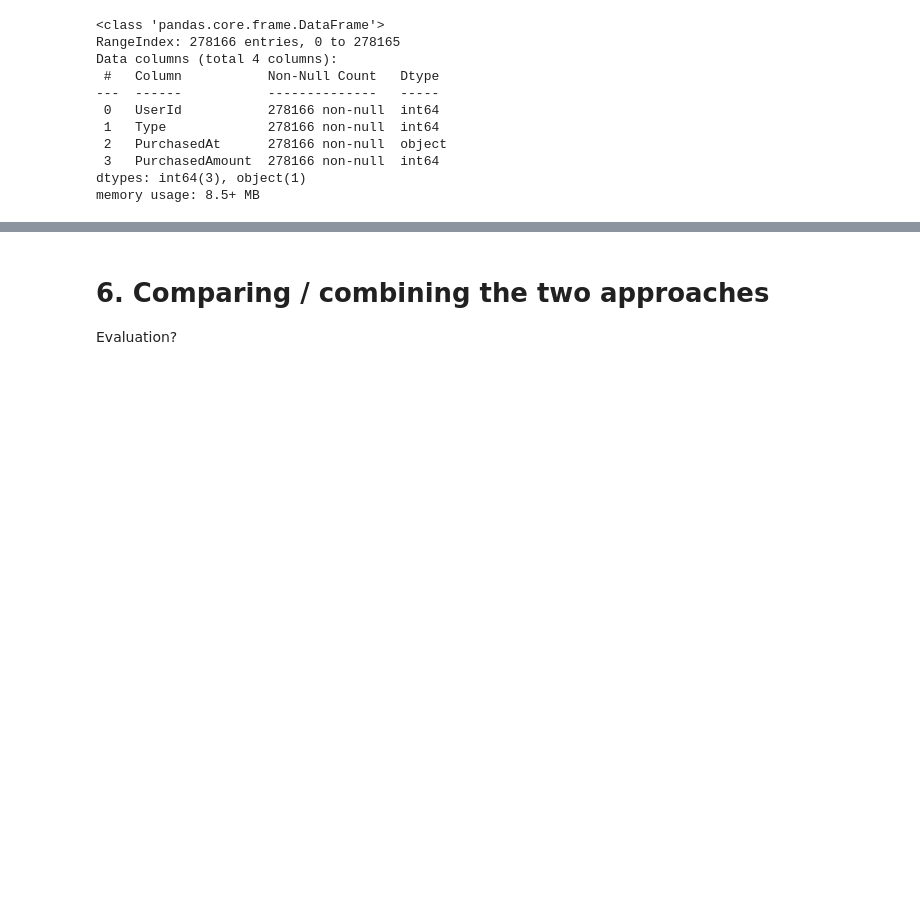
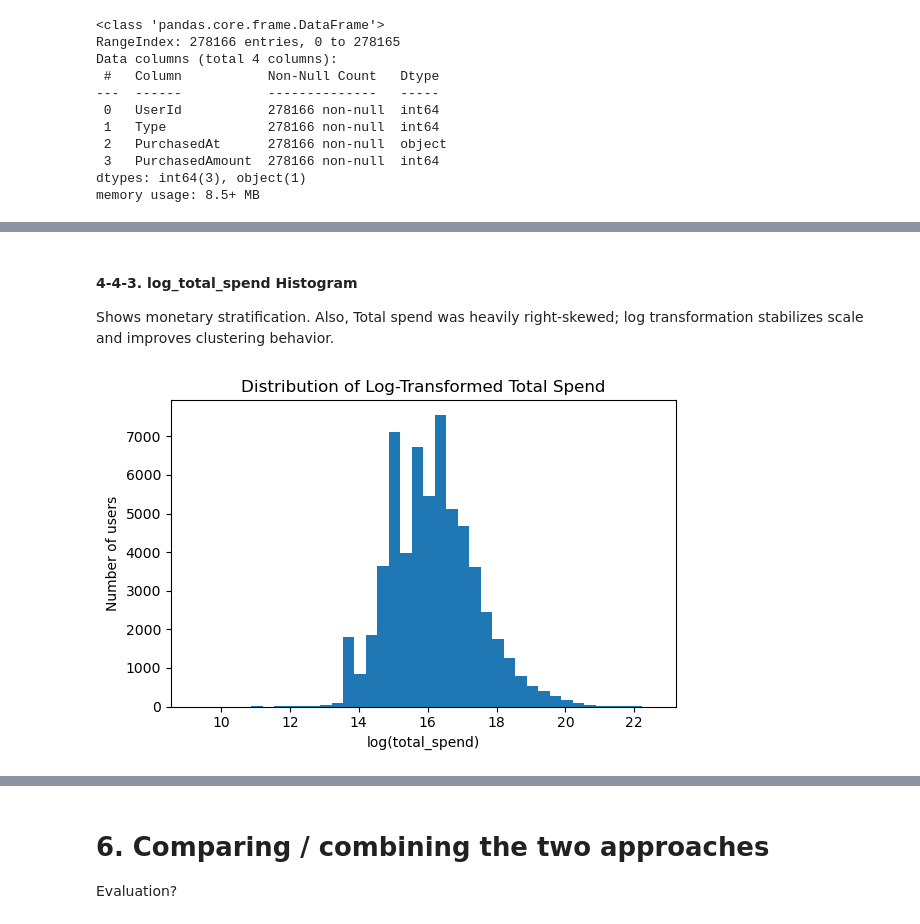
Before and after one commit to nil-alami/Customer_Churn, a Jupyter notebook: Churn_Analysis.ipynb, the cells around one changed output, grey strips where cells are left out. Saved outputs shown, nothing was run; the diff lists cells and outputs as text; code cells hidden in the pictures; blank space fills up the shorter version.

```diff
--- a/Churn_Analysis.ipynb
+++ b/Churn_Analysis.ipynb
@@ -104,0 +383,13 @@ df = df[df['PurchasedAmount'] > 0]
+# %% [markdown]
+#### 4-4-3. log_total_spend Histogram
+Shows monetary stratification. Also, Total spend was heavily right-skewed; log transformation stabilizes scale and improves clustering behavior.
+# %%
+plt.figure(figsize=(6, 4))
+plt.hist(user_features['log_total_spend'], bins=40)
+plt.title("Distribution of Log-Transformed Total Spend")
+plt.xlabel("log(total_spend)")
+plt.ylabel("Number of users")
+plt.tight_layout()
+plt.show()
+# %% [output]
+[figure, added]
```
Also changed, not shown: parts of 68 cells of this notebook, 3 other files.
